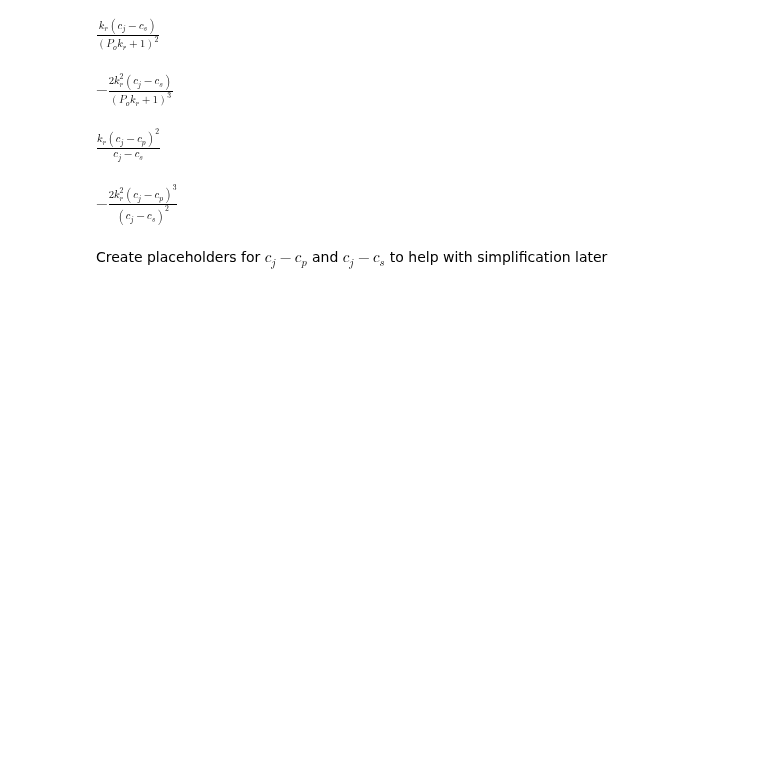
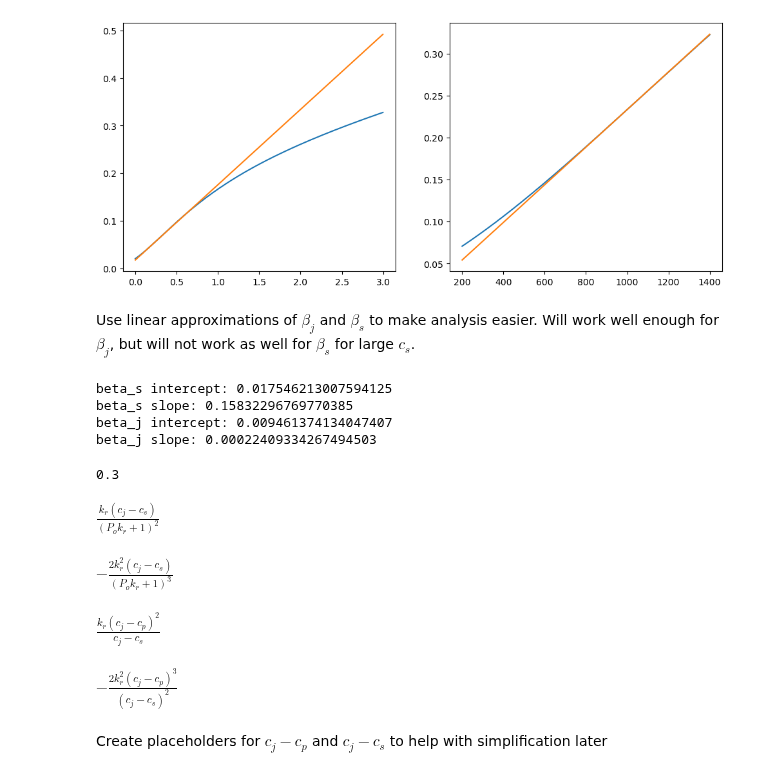
Before and after one commit to lukeoloughlin/GW-model, a Jupyter notebook: src/restrepo/cpu/symbolics.ipynb, the cells around one changed output. Saved outputs shown, nothing was run; the diff lists cells and outputs as text; code cells hidden in the pictures; blank space fills up the shorter version.

```diff
--- a/src/restrepo/cpu/symbolics.ipynb
+++ b/src/restrepo/cpu/symbolics.ipynb
@@ -60,3 +45,30 @@ plt.show()
+# %%
+a0_s = beta_s(0.2, params)
+a1_s = (beta_s(0.21, params) - beta_s(0.2, params)) / (0.21 - 0.2)
+
+a0_j = beta_j(1100, params)
+a1_j = (beta_j(1100, params) - beta_j(1000, params)) / (1100 - 1000)
+# %%
+fig, ax = plt.subplots(1,2,figsize=(12,5))
+ax[0].plot(cs_range[:1000], beta_s(cs_range[:1000], params))
+ax[0].plot(cs_range[:1000], a0_s + a1_s * (cs_range[:1000] - 0.2))
+ax[1].plot(cj_range, beta_j(cj_range, params))
+ax[1].plot(cj_range, a0_j + a1_j * (cj_range - 1100))
+plt.show()
+# %% [output]
+[figure, added]
+# %% [markdown]
+Use linear approximations of $\beta_j$ and $\beta_s$ to make analysis easier. Will work well enough for $\beta_j$, but will not work as well for $\beta_s$ for large $c_s$.
+# %%
+print("beta_s intercept:", a0_s - 0.2 * a1_s)
+print("beta_s slope:", a1_s)
+print("beta_j intercept:", a0_j - 1100 * a1_j)
+print("beta_j slope:", a1_j)
+# %% [output]
+beta_s intercept: 0.017546213007594125
+beta_s slope: 0.15832296769770385
+beta_j intercept: 0.009461374134047407
+beta_j slope: 0.00022409334267494503
 # %%
 Po = sympy.symbols('P_o', Real=True)
 cp, cj, cs, cn, ci, R1, CaTs = sympy.symbols('c_p c_j c_s c_n c_i R_1 CaT_s', Real=True)
@@ -71,3 +83,7 @@ vs = sympy.symbols('v_s', Real=True)
 kon = sympy.symbols('k_1', Real=True)
 koff = sympy.symbols('k_2', Real=True)
 B = sympy.symbols('B', Real=True)
+# %%
+params.KSLH
+# %% [output]
+0.3
```
Also changed, not shown: parts of 52 cells of this notebook, 2 other files.
